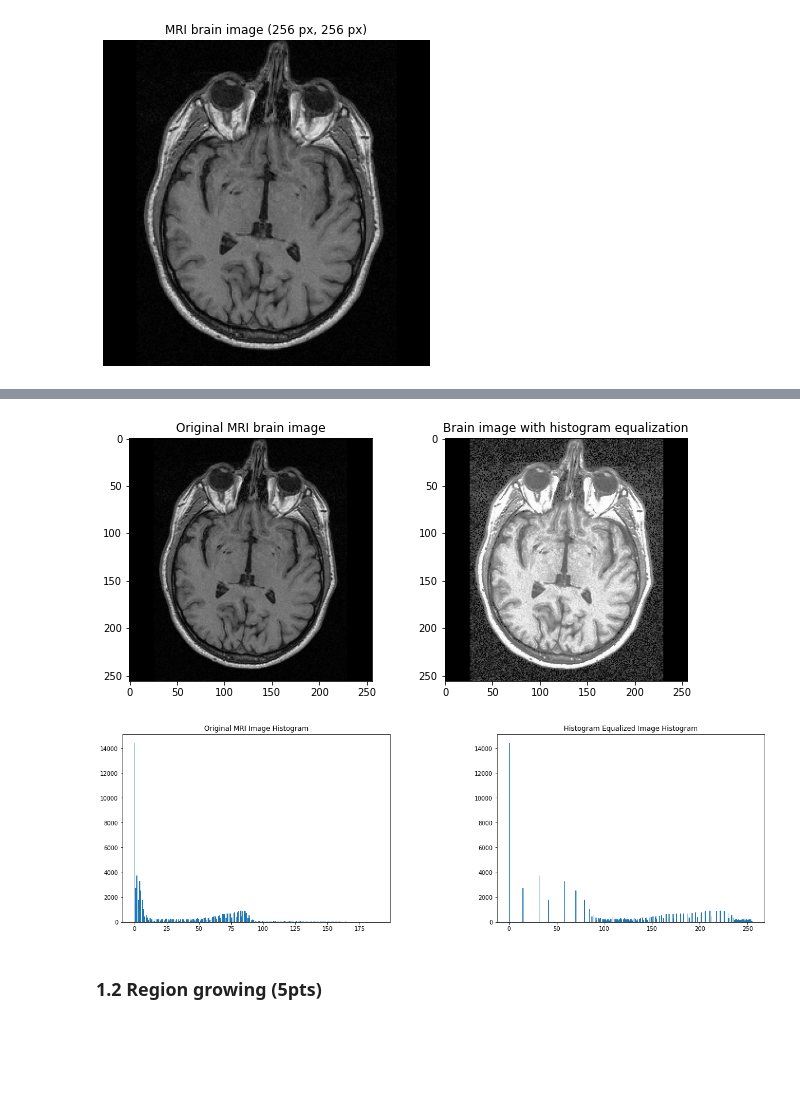
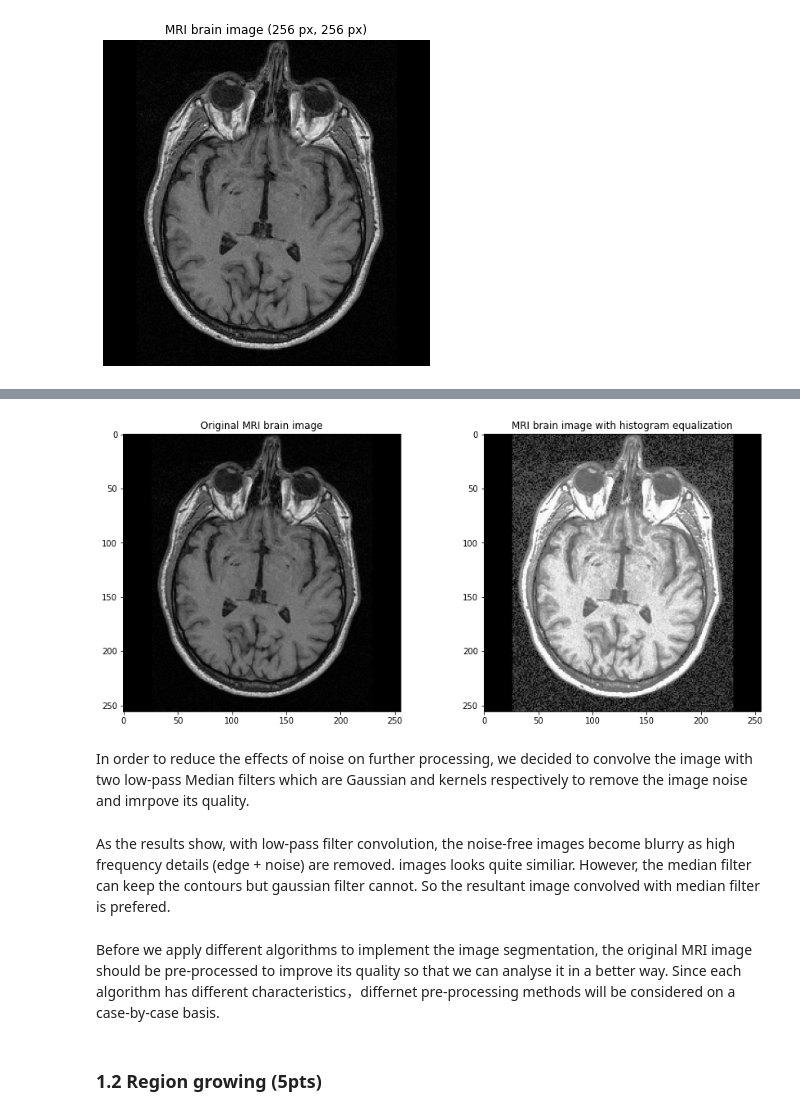
Before and after one commit to LTS5/iapr, a Jupyter notebook: labs/lab_01_segmentation.ipynb, the cells around one changed output, grey strips where cells are left out. Saved outputs shown, nothing was run; the diff lists cells and outputs as text; code cells hidden in the pictures; blank space fills up the shorter version.

```diff
--- a/labs/lab_01_segmentation.ipynb
+++ b/labs/lab_01_segmentation.ipynb
@@ -40,5 +41,0 @@ import numpy as np
-# %%
-titles = ['Original MRI brain image', 'MRI brain image after the median filter', 'MRI brain image after the histogram equalization']
-len(titles)
-for i in range(1,len(titles)):
-    print(i)
@@ -117,6 +98,6 @@ As the histogram shows, two main peaks can be identified.
 # %%
 def plotMultipleImages(nrows, ncols, images, titles):
-    fig = plt.figure(figsize=(10,7))
+    fig = plt.figure(figsize=(14,7))
     fig.subplots_adjust(hspace=0.4, wspace=0.3)
     for i in range(len(titles)):
         ax = fig.add_subplot(nrows, ncols, i+1)
@@ -126,23 +107,19 @@ def plotMultipleImages(nrows, ncols, images, titles):
 # %%
 # histogram equalizer
 equ_brain_im = cv.equalizeHist(brain_im)
-hist_equal_brain_im = cv.calcHist([equ_brain_im],[0],None,[256],[0,256])
+#hist_equal_brain_im = cv.calcHist([equ_brain_im],[0],None,[256],[0,256])
 
-titles = ['Original MRI brain image', 'Brain image with histogram equalization']
+titles = ['Original MRI brain image', 'MRI brain image with histogram equalization']
 images = [brain_im, equ_brain_im]
 plotMultipleImages(1, 2, images, titles)
-
-titles = ['Original MRI Image Histogram', 'Histogram Equalized Image Histogram']
-images = [brain_im, equ_brain_im]
-fig = plt.figure(figsize=(20,6))
-fig.subplots_adjust(hspace=0.4, wspace=0.4)
-for i in range(1,3):
-    ax = fig.add_subplot(1, 2, i)
-    ax.hist(outputs[i-1].ravel(), bins=256)
-    plt.title(titles[i-1])
-plt.show()
+hist_brain_im
 # %% [output]
-[figure, old version]
+[figure, new version]
-[figure, removed]
+# %% [markdown]
+In order to reduce the effects of noise on further processing, we decided to convolve the image with two low-pass Median filters  which are Gaussian and  kernels respectively to remove the image noise and imrpove its quality.
+# %% [markdown]
+As the results show, with low-pass filter convolution, the noise-free images become blurry as high frequency details (edge + noise) are removed. images looks quite similiar. However, the median filter can keep the contours but gaussian filter cannot. So the resultant image convolved with median filter is prefered.
+# %% [markdown]
+Before we apply different algorithms to implement the image segmentation, the original MRI image should be pre-processed to improve its quality so that we can analyse it in a better way. Since each algorithm has different characteristics，differnet pre-processing methods will be considered on a case-by-case basis.
 # %% [markdown]
 ### 1.2 Region growing (5pts)
```
Also changed, not shown: parts of 19 cells of this notebook.
